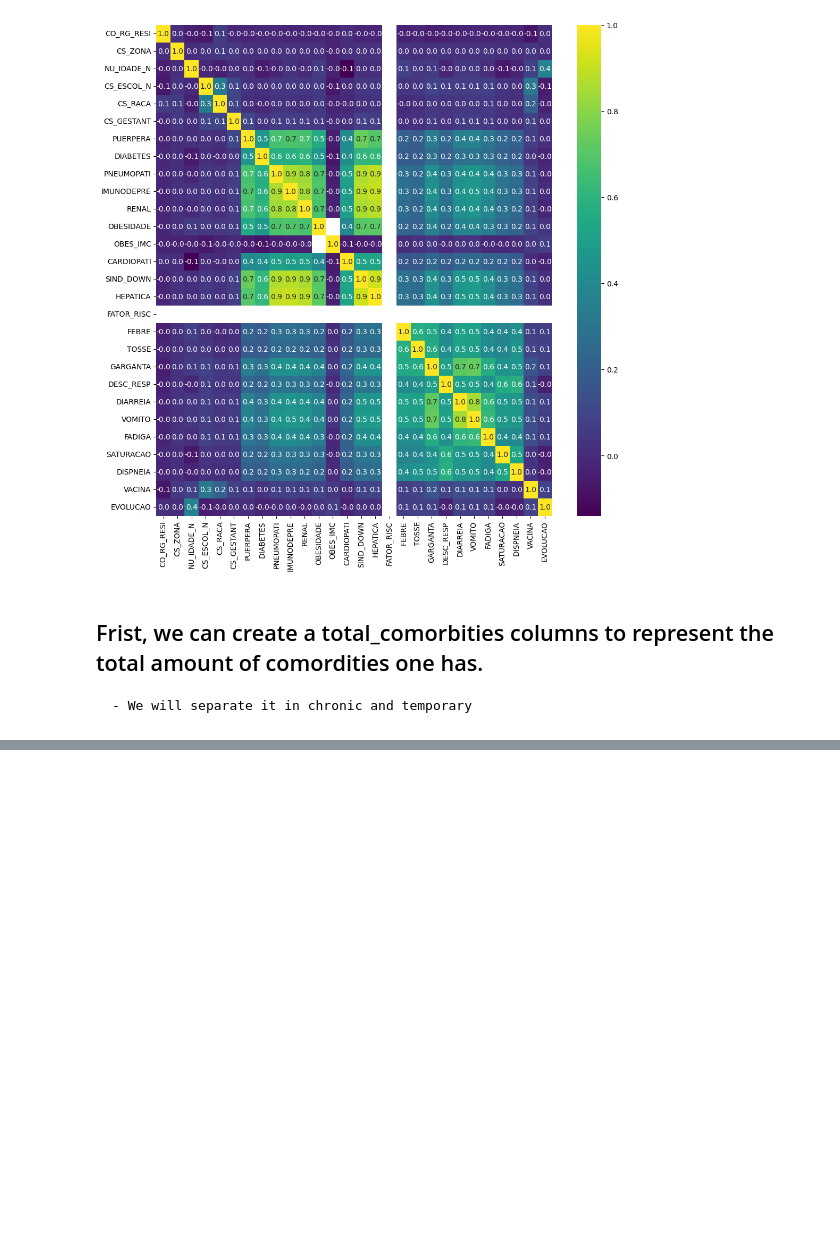
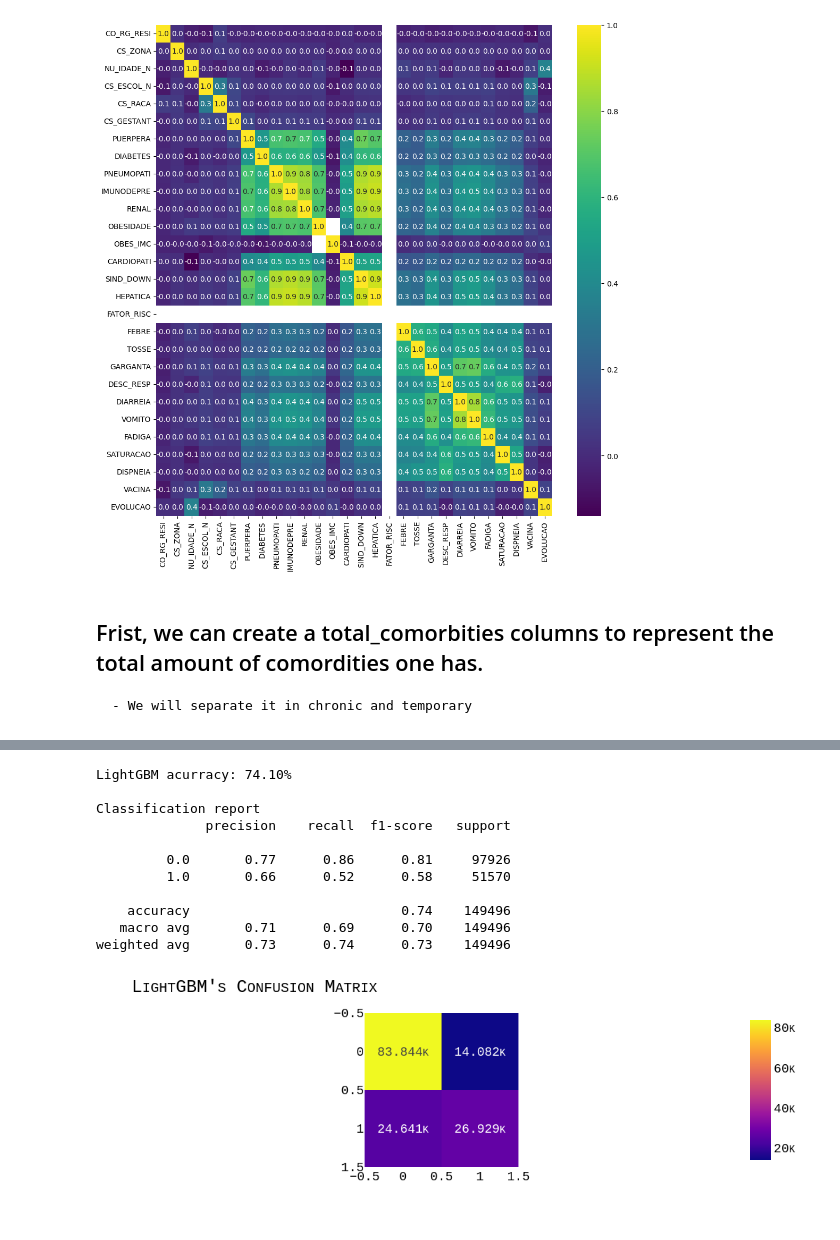
Before and after one commit to auserafim/ai-notebooks, a Jupyter notebook: covid_in_brazil/covid_in_brazil.ipynb, the cells around one changed output, grey strips where cells are left out. Cells and saved outputs as stored; diff of their text form; code cells hidden in the pictures; blank space fills up the shorter version.

Commit message:
acurracy still does not tell us much. need to cross validate this

```diff
--- a/covid_in_brazil/covid_in_brazil.ipynb
+++ b/covid_in_brazil/covid_in_brazil.ipynb
@@ -349,0 +396,7 @@ x = df_no_nulls['total_chronic_cormodity']
+# %%
+df_2.drop(columns={"DT_NOTIFIC", "ID_MN_RESI","OBES_IMC", "CO_RG_RESI"}, inplace=True)
+# CO_RG_RESI
+# , "TOSSE"
+# removing: SG_UF
+# "SG_UF",
+df_2.info()
@@ -349,0 +421,7 @@ x = df_no_nulls['total_chronic_cormodity']
+# %%
+X = df_2.drop('EVOLUCAO', axis=1)
+not_encoded_y = df_2['EVOLUCAO']
+
+X_one_hot_encoded = pd.get_dummies(X, drop_first=True, dtype=float)
+# %%
+X_train, X_test, y_train, y_test= train_test_split(X_one_hot_encoded , not_encoded_y, test_size = .3, random_state=2)
@@ -349,0 +444,4 @@ x = df_no_nulls['total_chronic_cormodity']
+# %%
+lightGBM = lgb.LGBMClassifier(random_state=23)
+lightGBM.fit(X_train, y_train)
+preds = lightGBM.predict(X_test)
@@ -349,0 +457,22 @@ x = df_no_nulls['total_chronic_cormodity']
+# %%
+accuracy = lightGBM.score(X_test, y_test)
+
+print(f"LightGBM acurracy: {accuracy*100:.2f}%")
+print("\nClassification report")
+print(classification_report(y_test, preds))
+
+cm = confusion_matrix(y_test, preds)
+fig = px.imshow(cm, text_auto=True).update_layout(title={"text": "LightGBM's Confusion Matrix"}, font=my_font).show()
+# %% [output]
+LightGBM acurracy: 74.10%
+
+Classification report
+              precision    recall  f1-score   support
+
+         0.0       0.77      0.86      0.81     97926
+         1.0       0.66      0.52      0.58     51570
+
+    accuracy                           0.74    149496
+   macro avg       0.71      0.69      0.70    149496
+weighted avg       0.73      0.74      0.73    149496
+[figure, added]
```
Also changed, not shown: parts of 15 cells of this notebook, 7 other files.
